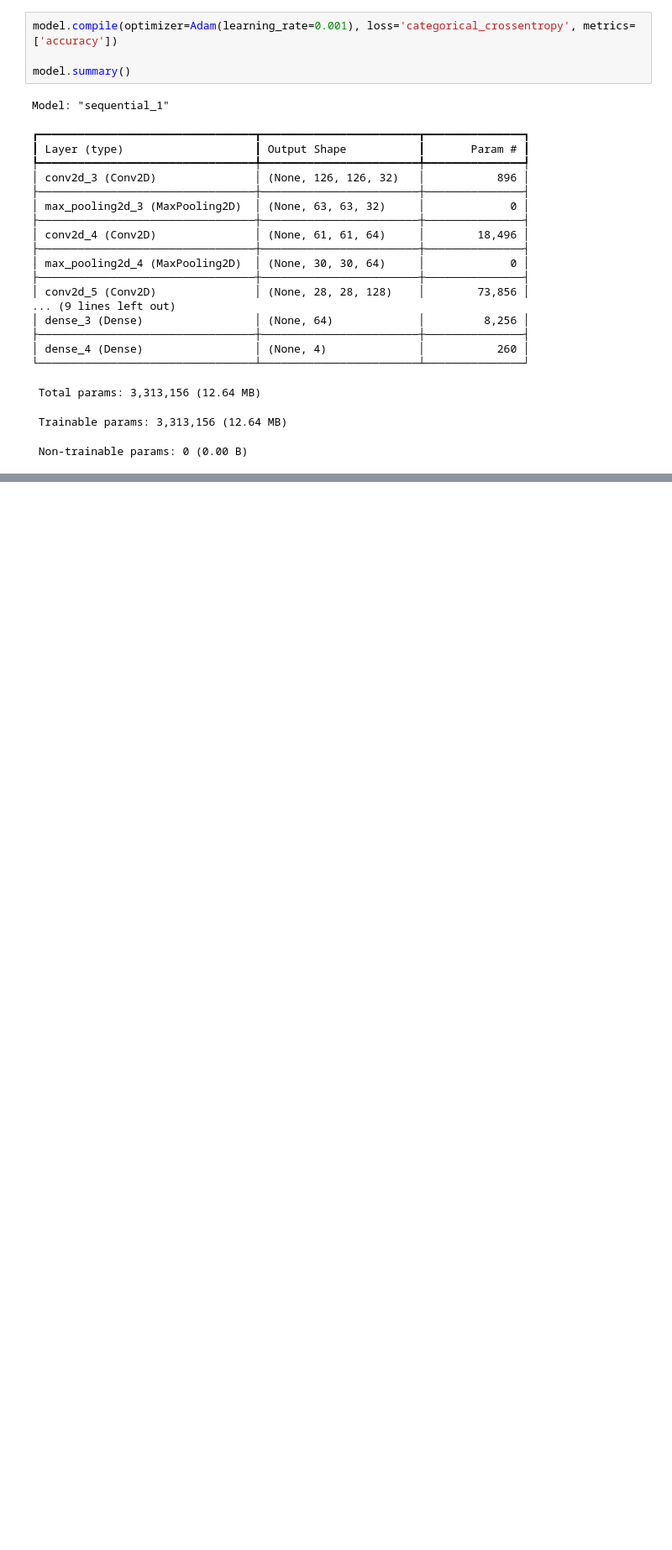
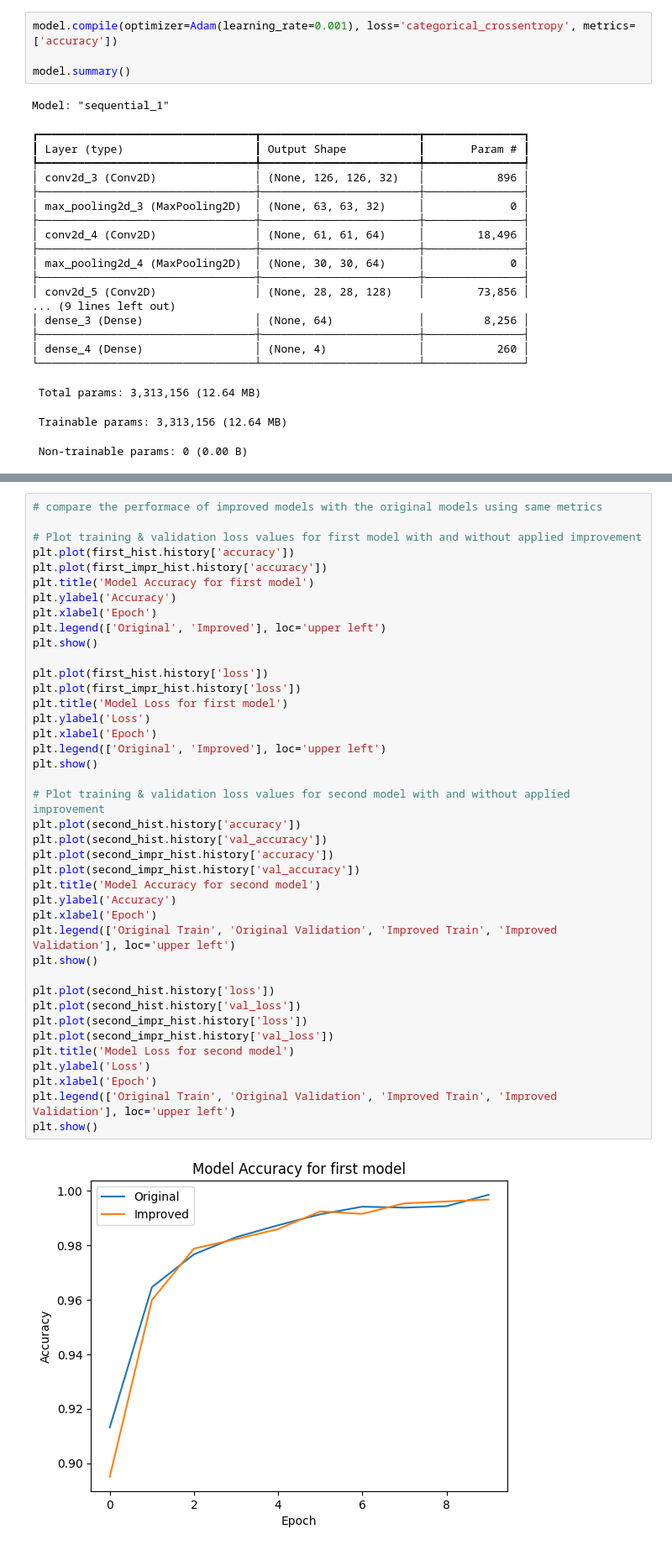
Before and after one commit to Xaroo/ML_Task2, a Jupyter notebook: Task2BujasJawor.ipynb, the cells around one changed output, grey strips where cells are left out. Shown at 84% size. Saved outputs shown, nothing was run; the diff lists cells and outputs as text; blank space fills up the shorter version.

```diff
--- a/Task2BujasJawor.ipynb
+++ b/Task2BujasJawor.ipynb
@@ -396,0 +561,42 @@ Epoch 9/20
+# %%
+# compare the performace of improved models with the original models using same metrics
+
+# Plot training & validation loss values for first model with and without applied improvement
+plt.plot(first_hist.history['accuracy'])
+plt.plot(first_impr_hist.history['accuracy'])
+plt.title('Model Accuracy for first model')
+plt.ylabel('Accuracy')
+plt.xlabel('Epoch')
+plt.legend(['Original', 'Improved'], loc='upper left')
+plt.show()
+
+plt.plot(first_hist.history['loss'])
+plt.plot(first_impr_hist.history['loss'])
+plt.title('Model Loss for first model')
+plt.ylabel('Loss')
+plt.xlabel('Epoch')
+plt.legend(['Original', 'Improved'], loc='upper left')
+plt.show()
+
+# Plot training & validation loss values for second model with and without applied improvement
+plt.plot(second_hist.history['accuracy'])
+plt.plot(second_hist.history['val_accuracy'])
+plt.plot(second_impr_hist.history['accuracy'])
+plt.plot(second_impr_hist.history['val_accuracy'])
+plt.title('Model Accuracy for second model')
+plt.ylabel('Accuracy')
+plt.xlabel('Epoch')
+plt.legend(['Original Train', 'Original Validation', 'Improved Train', 'Improved Validation'], loc='upper left')
+plt.show()
+
+plt.plot(second_hist.history['loss'])
+plt.plot(second_hist.history['val_loss'])
+plt.plot(second_impr_hist.history['loss'])
+plt.plot(second_impr_hist.history['val_loss'])
+plt.title('Model Loss for second model')
+plt.ylabel('Loss')
+plt.xlabel('Epoch')
+plt.legend(['Original Train', 'Original Validation', 'Improved Train', 'Improved Validation'], loc='upper left')
+plt.show()
+# %% [output]
+[figure, added]
```
Also changed, not shown: parts of 9 cells of this notebook.
